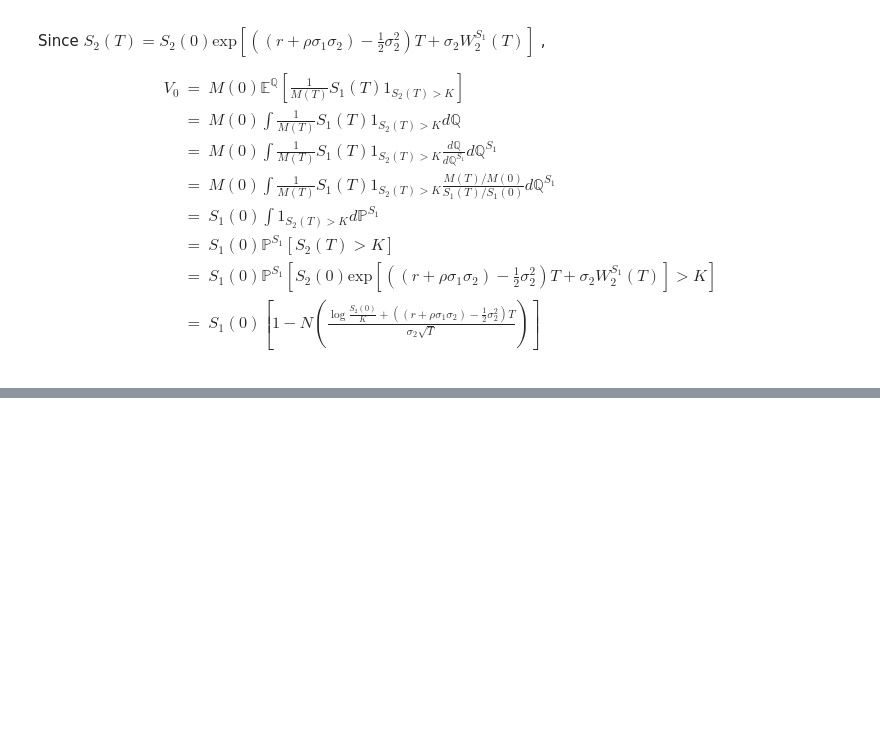
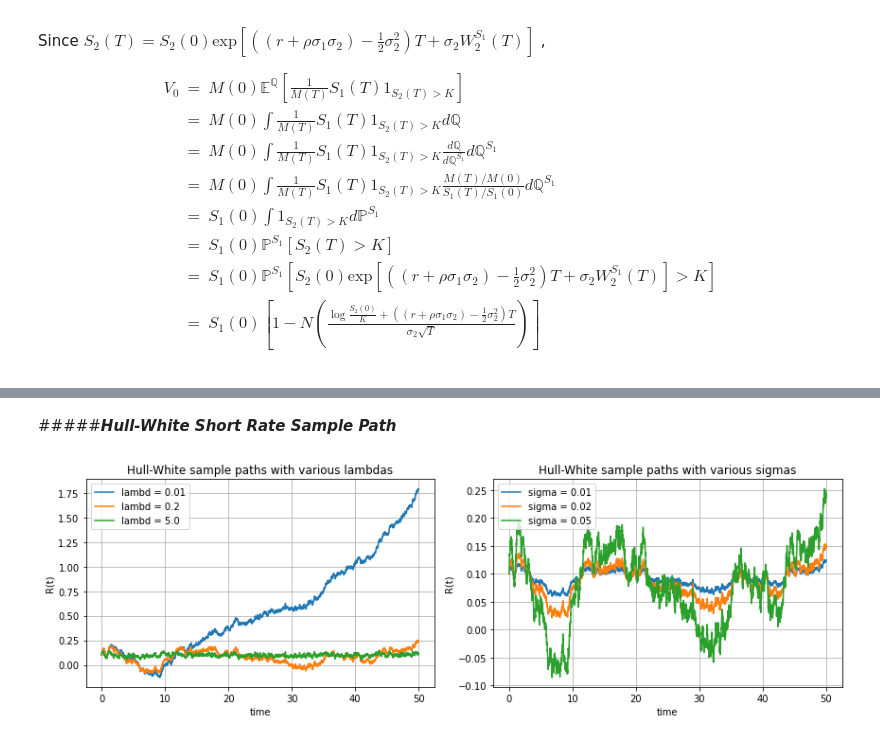
Before and after one commit to SungchulLee/colab, a Jupyter notebook: financial_math_2.ipynb, the cells around one changed output, grey strips where cells are left out. Cells and saved outputs as stored; diff of their text form; code cells hidden in the pictures; blank space fills up the shorter version.

```diff
--- a/financial_math_2.ipynb
+++ b/financial_math_2.ipynb
@@ -2,0 +38,8 @@
+# %%
+class OptionType(enum.Enum):
+    CALL = 1
+    PUT = -1
+
+class OptionTypeSwap(enum.Enum):
+    RECEIVER = 1.0
+    PAYER = -1.0
@@ -2448,0 +4480,49 @@ S_1(0)\left[1-N\left(\frac{
+# %% [markdown]
+#####***Hull-White Short Rate Sample Path***
+# %%
+# Source
+# https://github.com/LechGrzelak/FinancialEngineering_IR_xVA/blob/main/Lecture%2003-The%20HJM%20Framework/Materials/Hull-White-ZCBs.py
+# input  : ZCB curve from the market
+# output : Hull-White short rate sample path
+import matplotlib.pyplot as plt
+
+
+def main():
+    num_paths = 1
+    num_steps = 5_000
+    T = 50
+
+    # ZCB curve from the market
+    P = lambda T: np.exp(-0.1*T)
+
+    fig, (ax0, ax1) = plt.subplots(1,2,figsize=(12,4))
+
+    ax0.set_title("Hull-White sample paths with various lambdas")
+    sigma = 0.05
+    lambds = [0.01, 0.2, 5.0]
+    for lambd in lambds:
+        hw = HullWhite(sigma, lambd, P)
+        t, R, _ = hw.generate_sample_paths(num_paths, num_steps, T, seed=0)
+        ax0.plot(t, np.transpose(R), label=f'{lambd = }')
+
+    ax1.set_title("Hull-White sample paths with various sigmas")
+    sigmas = [0.01, 0.02, 0.05]
+    lambd = 0.2
+    for sigma in sigmas:
+        hw = HullWhite(sigma, lambd, P)
+        t, R, _ = hw.generate_sample_paths(num_paths, num_steps, T, seed=0)
+        ax1.plot(t, np.transpose(R), label=f'{sigma = }')
+
+    for ax in (ax0, ax1):
+        ax.grid()
+        ax.set_xlabel("time")
+        ax.set_ylabel("R(t)")
+        ax.legend(loc="upper left")
+
+    plt.tight_layout()
+    plt.show()
+
+if __name__ == "__main__":
+    main()
+# %% [output]
+[figure, added]
```
Also changed, not shown: parts of 445 cells of this notebook.
